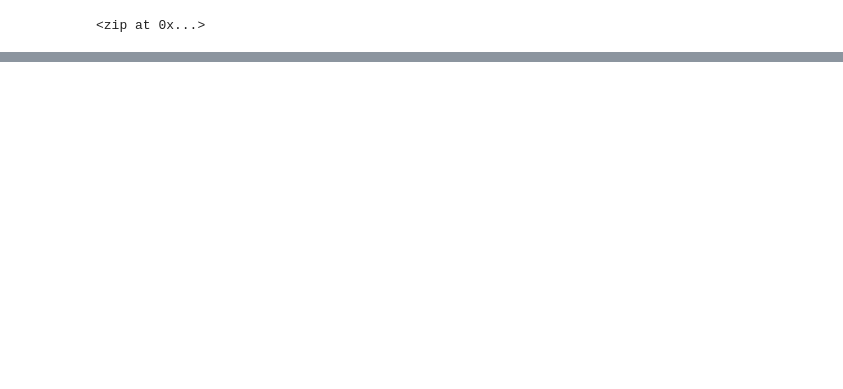
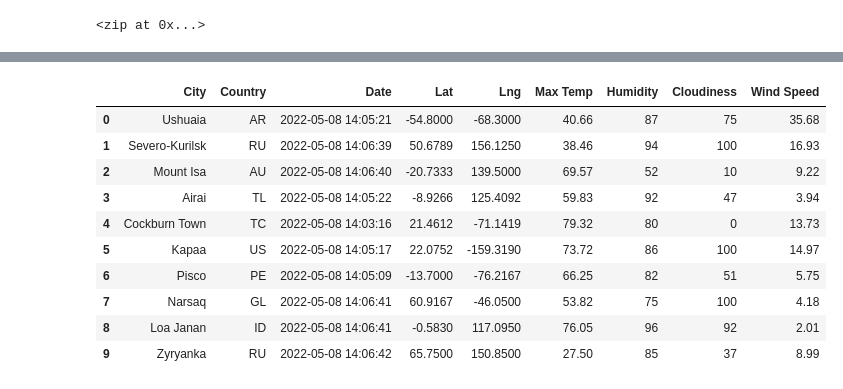
Before and after one commit to conpm/World_Weather_Analysis, a Jupyter notebook: WeatherPy.ipynb, the cells around one changed output, grey strips where cells are left out. Cells and saved outputs as stored; diff of their text form; code cells hidden in the pictures; blank space fills up the shorter version.

```diff
--- a/WeatherPy.ipynb
+++ b/WeatherPy.ipynb
@@ -49,0 +208,16 @@ len(cities)
+# %%
+city_data_df = city_data_df[new_column_order]
+
+city_data_df.head(10)
+# %% [output]
+|  | City | Country | Date | Lat | Lng | Max Temp | Humidity | Cloudiness | Wind Speed |
+| 0 | Ushuaia | AR | 2022-05-08 14:05:21 | -54.8000 | -68.3000 | 40.66 | 87 | 75 | 35.68 |
+| 1 | Severo-Kurilsk | RU | 2022-05-08 14:06:39 | 50.6789 | 156.1250 | 38.46 | 94 | 100 | 16.93 |
+| 2 | Mount Isa | AU | 2022-05-08 14:06:40 | -20.7333 | 139.5000 | 69.57 | 52 | 10 | 9.22 |
+| 3 | Airai | TL | 2022-05-08 14:05:22 | -8.9266 | 125.4092 | 59.83 | 92 | 47 | 3.94 |
+| 4 | Cockburn Town | TC | 2022-05-08 14:03:16 | 21.4612 | -71.1419 | 79.32 | 80 | 0 | 13.73 |
+| 5 | Kapaa | US | 2022-05-08 14:05:17 | 22.0752 | -159.3190 | 73.72 | 86 | 100 | 14.97 |
+| 6 | Pisco | PE | 2022-05-08 14:05:09 | -13.7000 | -76.2167 | 66.25 | 82 | 51 | 5.75 |
+| 7 | Narsaq | GL | 2022-05-08 14:06:41 | 60.9167 | -46.0500 | 53.82 | 75 | 100 | 4.18 |
+| 8 | Loa Janan | ID | 2022-05-08 14:06:41 | -0.5830 | 117.0950 | 76.05 | 96 | 92 | 2.01 |
+| 9 | Zyryanka | RU | 2022-05-08 14:06:42 | 65.7500 | 150.8500 | 27.50 | 85 | 37 | 8.99 |
```
Also changed, not shown: parts of 8 cells of this notebook, 2 other files.
